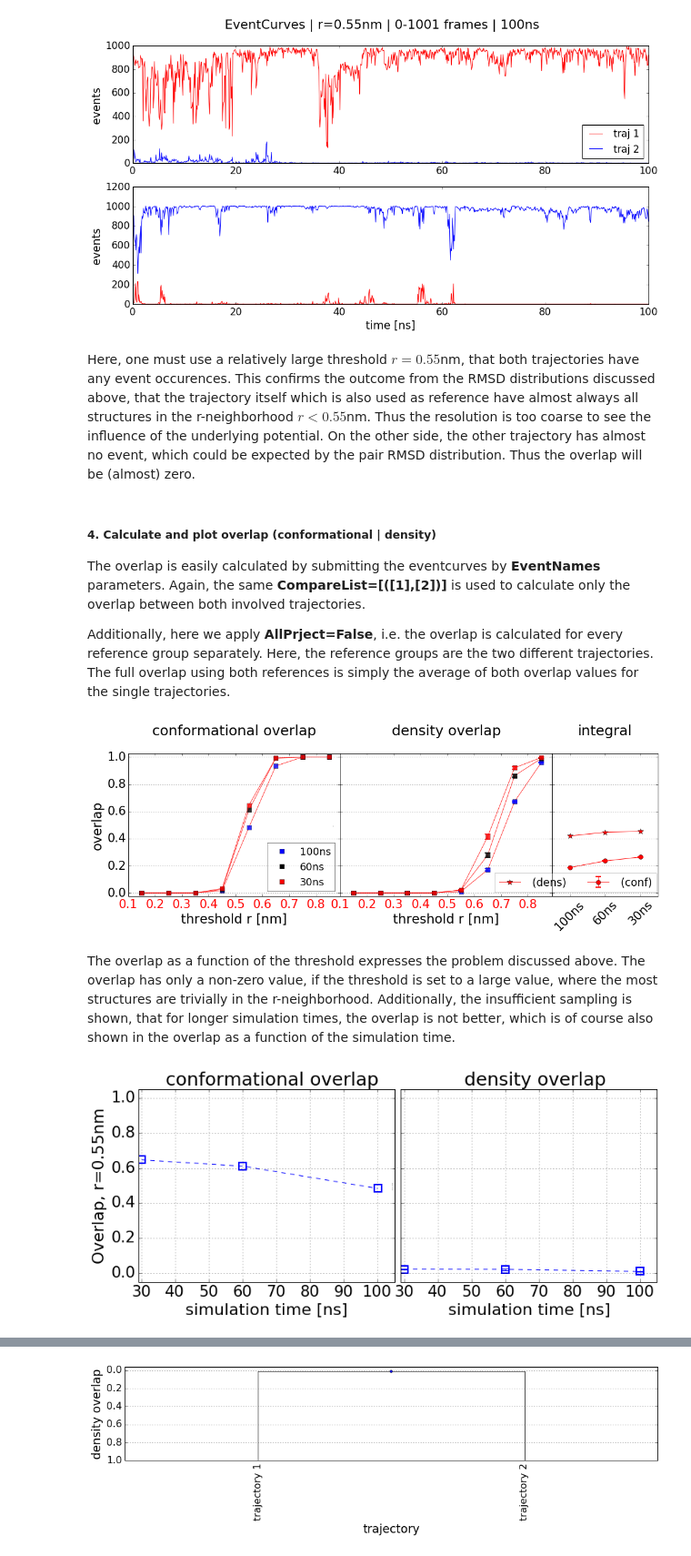
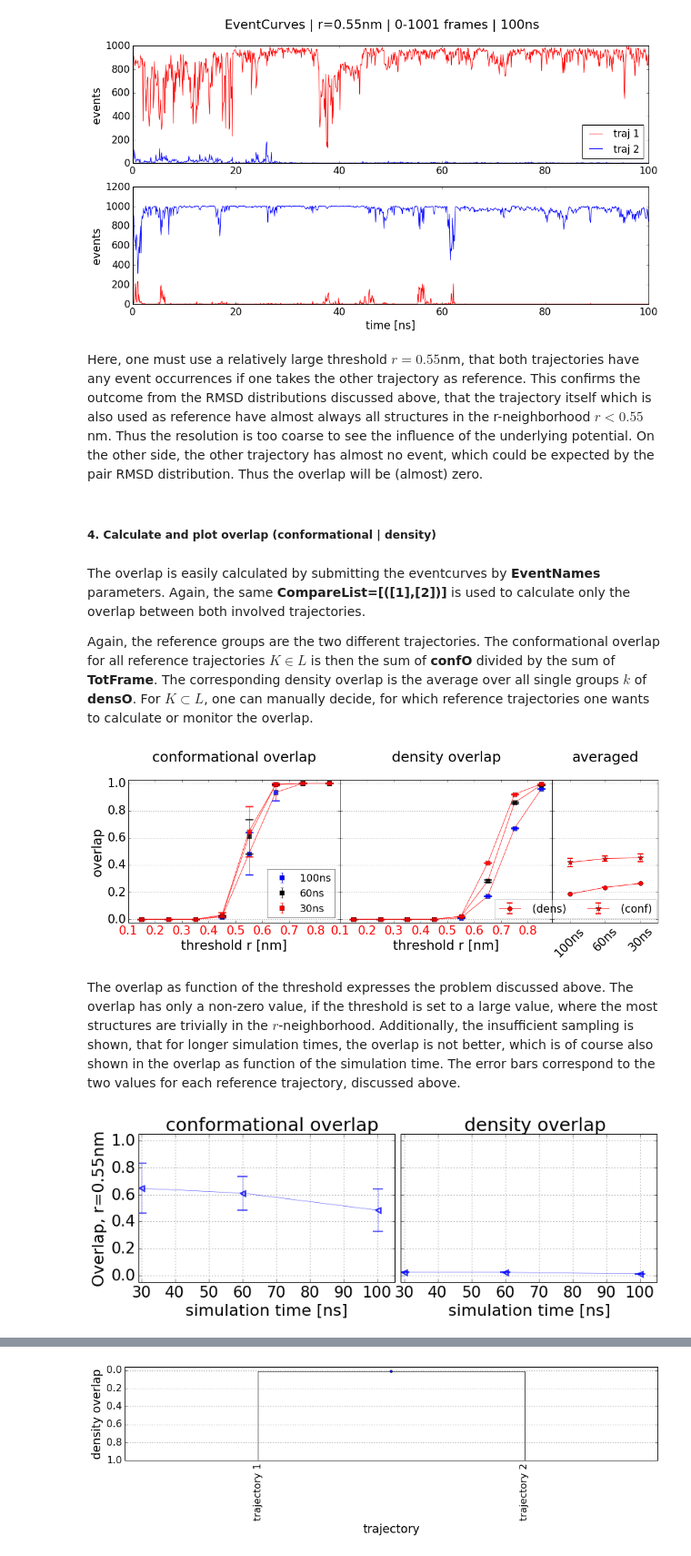
Before and after one commit to niklastoe/PySamplingQuality, a Jupyter notebook: PySamplingQuality_Tutorial.ipynb, the cells around one changed output, grey strips where cells are left out. Shown at 91% size. Cells and saved outputs as stored; diff of their text form; code cells hidden in the pictures.

```diff
--- a/PySamplingQuality_Tutorial.ipynb
+++ b/PySamplingQuality_Tutorial.ipynb
@@ -896,13 +976,13 @@ plt.xticks(fontsize=17); plt.xlabel('time [ns]', fontsize=19);
 # %% [output]
 [figure]
 # %% [markdown]
-Here, one must use a relatively large threshold $r=0.55$nm, that both trajectories have any event occurences. This confirms the outcome from the RMSD distributions discussed above, that the trajectory itself which is also used as reference have almost always all structures in the r-neighborhood $r<0.55$nm. Thus the resolution is too coarse to see the influence of the underlying potential. On the other side, the other trajectory has almost no event, which could be expected by the pair RMSD distribution. Thus the overlap will be (almost) zero.
+Here, one must use a relatively large threshold $r=0.55$nm, that both trajectories have any event occurrences if one takes the other trajectory as reference. This confirms the outcome from the RMSD distributions discussed above, that the trajectory itself which is also used as reference have almost always all structures in the r-neighborhood $r<0.55$nm. Thus the resolution is too coarse to see the influence of the underlying potential. On the other side, the other trajectory has almost no event, which could be expected by the pair RMSD distribution. Thus the overlap will be (almost) zero.
+# %% [markdown]
+##### 4. Calculate and plot overlap (conformational | density)
 # %% [markdown]
-##### 4. Calculate and plot overlap (conformational | density)
-
 The overlap is easily calculated by submitting the eventcurves by __EventNames__ parameters. Again, the same __CompareList=[([1],[2])]__ is used to calculate only the overlap between both involved trajectories.
 
-Additionally, here we apply __AllPrject=False__, i.e. the overlap is calculated for every reference group separately. Here, the reference groups are the two different trajectories. The full overlap using both references is simply the average of both overlap values for the single trajectories.
+Again, the reference groups are the two different trajectories. The conformational overlap for all reference trajectories $K \in L$ is then the sum of __confO__ divided by the sum of __TotFrame__. The corresponding density overlap is the average over all single groups $k$ of __densO__. For $K \subset L$, one can manually decide, for which reference trajectories one wants to calculate or monitor the overlap.
 # %%
 for EventNames in ['V3_Gromacs_0-1001_noWeight.npy', 'V3_Gromacs_0-601_noWeight.npy', 'V3_Gromacs_0-301_noWeight.npy']:
     Calc_Overlap(EventDir='EventCurves2/', EventNames=EventNames, SaveDir='Overlap2/', SaveName='Overlap_V3_Gromacs',
@@ -912,13 +992,14 @@ Plot_Overlap_VS_Threshold(OverlapDir='Overlap2/',
                           OverlapList1=['Overlap_V3_Gromacs_0-1001_noWeight.txt',
                                         'Overlap_V3_Gromacs_0-601_noWeight.txt',
                                         'Overlap_V3_Gromacs_0-301_noWeight.txt'],
+                          Percentile1=0, Percentile2=100,
                           XLIM1=[0.1, 0.89], LegendList=['100ns', '60ns', '30ns'])
 # %% [output]
-[figure, old version]
+[figure, new version]
 # %% [markdown]
-The overlap as a function of the threshold expresses the problem discussed above. The overlap has only a non-zero value, if the threshold is set to a large value, where the most structures are trivially in the r-neighborhood. Additionally, the insufficient sampling is shown, that for longer simulation times, the overlap is not better, which is of course also shown in the overlap as a function of the simulation time.
+The overlap as function of the threshold expresses the problem discussed above. The overlap has only a non-zero value, if the threshold is set to a large value, where the most structures are trivially in the $r$-neighborhood. Additionally, the insufficient sampling is shown, that for longer simulation times, the overlap is not better, which is of course also shown in the overlap as function of the simulation time. The error bars correspond to the two values for each reference trajectory, discussed above.
 # %%
 Plot_Overlap_VS_Time(OverlapDir='Overlap2/', OverlapList=['Overlap_V3_Gromacs_Start-End_noWeight.txt'], Threshold=0.55,
-                     SimTimeList=[(0,301), (0,601), (0,1001)], TimeStep=0.1)
+                     SimTimeList=[(0,301), (0,601), (0,1001)], TimeStep=0.1, Percentile1=0, Percentile2=100)
 # %% [output]
-[figure, old version]
+[figure, new version]
```
Also changed, not shown: parts of 110 cells of this notebook, 22 other files.
